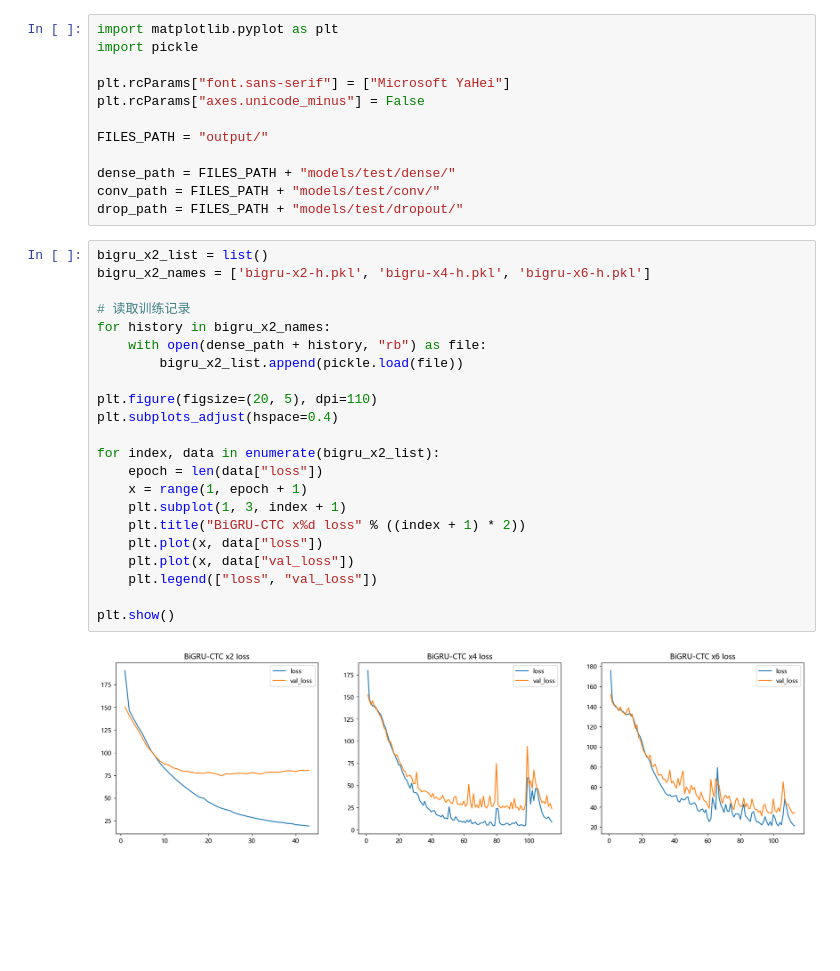
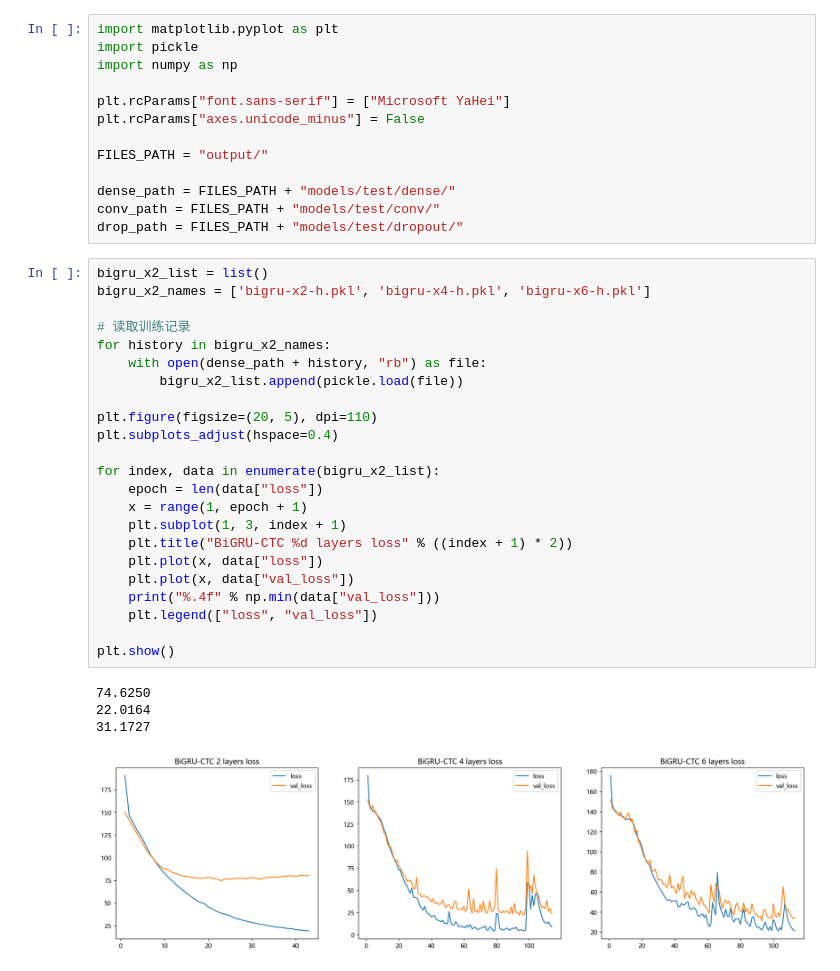
Before and after one commit to SzLeaves/asr-model-ctc, a Jupyter notebook: 5.diagrams.ipynb, the cells around one changed output. Cells and saved outputs as stored; diff of their text form; blank space fills up the shorter version.

```diff
--- a/5.diagrams.ipynb
+++ b/5.diagrams.ipynb
@@ -1,6 +1,7 @@
 # %%
 import matplotlib.pyplot as plt
 import pickle
+import numpy as np
 
 plt.rcParams["font.sans-serif"] = ["Microsoft YaHei"]
 plt.rcParams["axes.unicode_minus"] = False
@@ -13,27 +14,31 @@ drop_path = FILES_PATH + "models/test/dropout/"
 # %%
 bigru_x2_list = list()
 bigru_x2_names = ['bigru-x2-h.pkl', 'bigru-x4-h.pkl', 'bigru-x6-h.pkl']
 
 # 读取训练记录
 for history in bigru_x2_names:
     with open(dense_path + history, "rb") as file:
         bigru_x2_list.append(pickle.load(file))
 
 plt.figure(figsize=(20, 5), dpi=110)
 plt.subplots_adjust(hspace=0.4)
 
 for index, data in enumerate(bigru_x2_list):
     epoch = len(data["loss"])
     x = range(1, epoch + 1)
     plt.subplot(1, 3, index + 1)
-    plt.title("BiGRU-CTC x%d loss" % ((index + 1) * 2))
+    plt.title("BiGRU-CTC %d layers loss" % ((index + 1) * 2))
     plt.plot(x, data["loss"])
     plt.plot(x, data["val_loss"])
+    print("%.4f" % np.min(data["val_loss"]))
     plt.legend(["loss", "val_loss"])
 
 plt.show()
 # %% [output]
+74.6250
+22.0164
+31.1727
-[figure, old version]
+[figure, new version]
 # %%
 bigru_conv_list = list()
 bigru_conv_names = ['bigru-drop-x4-h.pkl', 'bigru-drop-x6-h.pkl']
```
Also changed, not shown: parts of 2 cells of this notebook.
